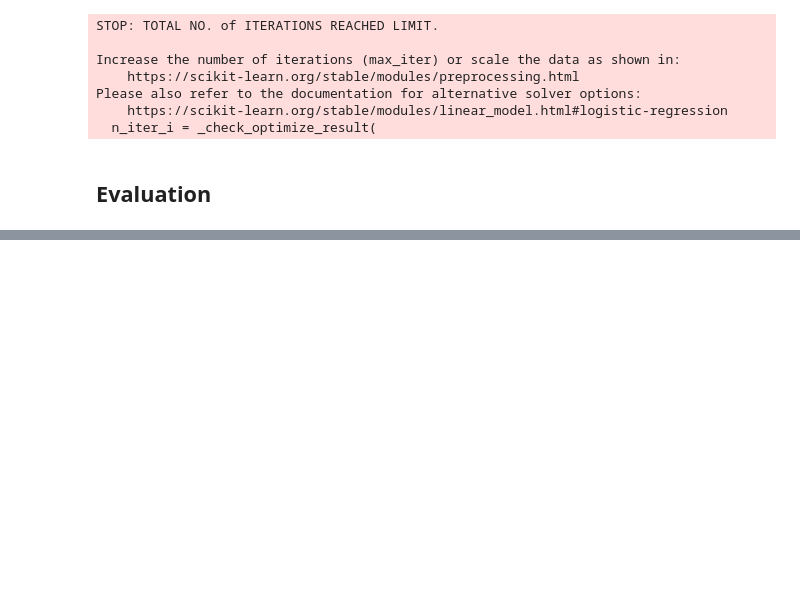
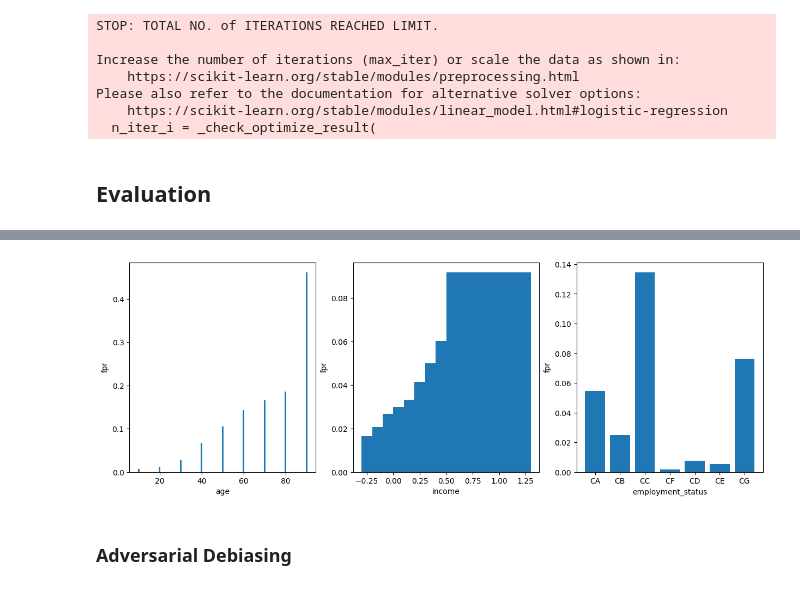
Before and after one commit to steimel60/Steimel_OUDSA5900, a Jupyter notebook: main.ipynb, the cells around one changed output, grey strips where cells are left out. Cells and saved outputs as stored; diff of their text form; code cells hidden in the pictures; blank space fills up the shorter version.

Commit message:
Big Push
Model building, adversarial debiasing, evaluation metrics, midterm report

```diff
--- a/main.ipynb
+++ b/main.ipynb
@@ -551,0 +632,24 @@ best score: 0.8951119190114872
+# %%
+# Set params
+proba_threshold = .05
+model = ann
+# Create pred df for easy comparisons
+y_pred = model.predict_proba(X_valid_transformed)[:, 1]
+disparity_df = pd.DataFrame()
+disparity_df["true_label"] = y_valid_transformed
+disparity_df["pred_prob"] = y_pred
+# Get performance as a whole
+tpr, fpr, prob_threshold = get_performance_metrics(disparity_df["pred_prob"], disparity_df["true_label"], fpr_threshold=.05)
+to_pct = lambda x: str(round(x, 4) * 100) + "%"
+print("TPR: ", to_pct(tpr), "\nFPR: ", to_pct(fpr), "\nProb Threshold: ", round(prob_threshold, 2))
+# Get TP/TN/FP/FN
+disparity_df["pred_label"] = disparity_df["pred_prob"] > prob_threshold
+disparity_df["true_pos"] = (disparity_df['true_label'] == True) & (disparity_df['pred_label'] == True)
+disparity_df["true_neg"] = (disparity_df['true_label'] == False) & (disparity_df['pred_label'] == False)
+disparity_df["false_pos"] = (disparity_df['true_label'] == False) & (disparity_df['pred_label'] == True)
+disparity_df["false_neg"] = (disparity_df['true_label'] == True) & (disparity_df['pred_label'] == False)
+# Add in identifiers
+disparity_df["age"] = X_valid["customer_age"][disparity_df.index]
+disparity_df["income"] = X_valid["income"][disparity_df.index]
+disparity_df["employment_status"] = X_valid["employment_status"][disparity_df.index]
+disparity_df
@@ -551,0 +803,13 @@ best score: 0.8951119190114872
+# %%
+fig, axes = plt.subplots(nrows=1, ncols=3, figsize=(15,5))
+
+# Loop through the numeric features and plot a kernel density plot for each feature
+for i, cat in enumerate(disparity_dict):
+    ax = axes[i]
+    ax.bar([x[0] for x in disparity_dict[cat]],
+            [x[3] for x in disparity_dict[cat]])
+    ax.set_xlabel(cat)
+    ax.set_ylabel("fpr")
+plt.show()
+# %% [output]
+[figure, added]
@@ -551,0 +854,2 @@ best score: 0.8951119190114872
+# %% [markdown]
+### Adversarial Debiasing
```
Also changed, not shown: parts of 51 cells of this notebook, 4 other files.
